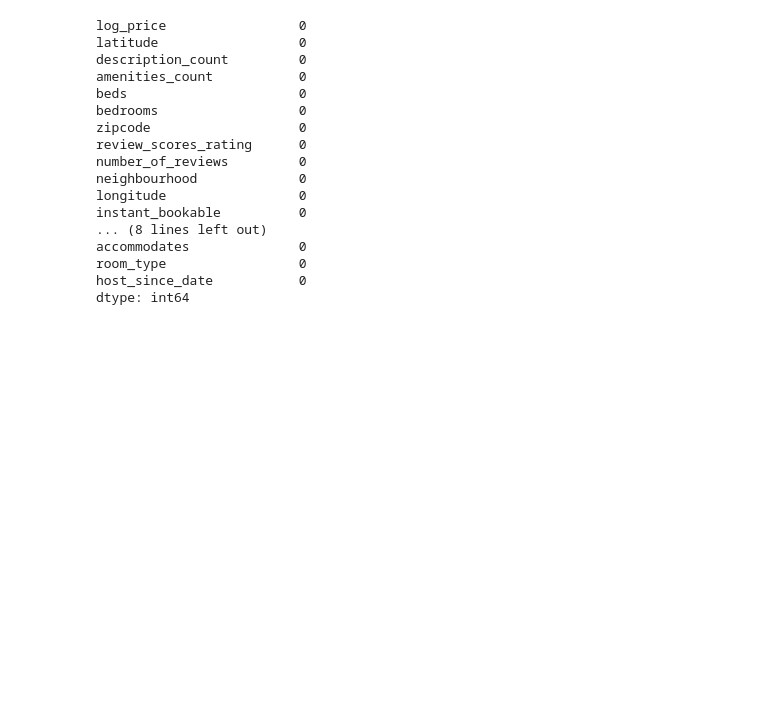
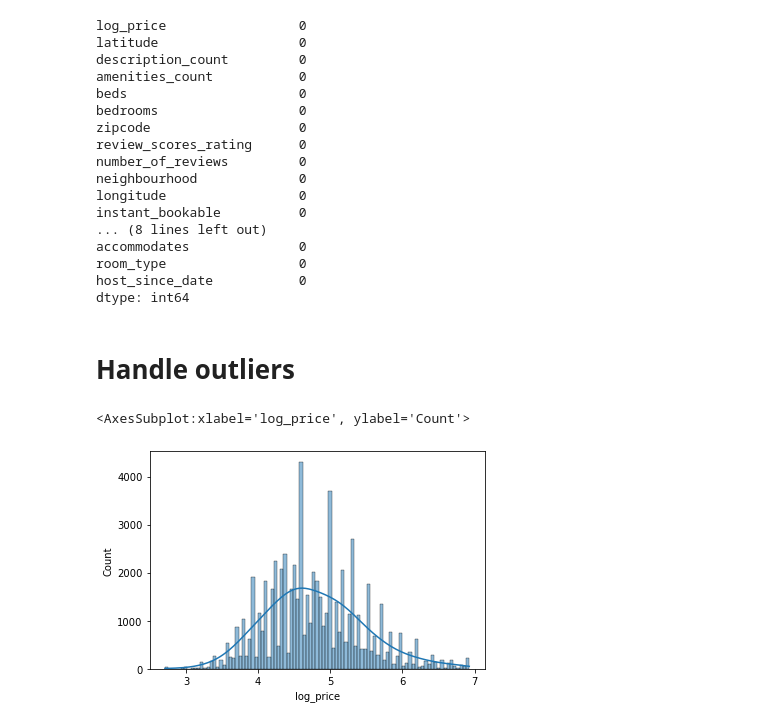
Before and after one commit to phantommarheaven7621/AirBnB-price-prediction, a Jupyter notebook: AirBnb_Price _Prediction.ipynb, the cells around one changed output. Saved outputs shown, nothing was run; the diff lists cells and outputs as text; code cells hidden in the pictures; blank space fills up the shorter version.

Commit message:
Handle outliers

```diff
--- a/AirBnb_Price _Prediction.ipynb
+++ b/AirBnb_Price _Prediction.ipynb
@@ -359,3 +359,10 @@ accommodates              0
 room_type                 0
 host_since_date           0
 dtype: int64
+# %% [markdown]
+# Handle outliers
+# %%
+sns.histplot(data=df, x='log_price', kde=True, kde_kws={'bw_method':0.3})
+# %% [output]
+<AxesSubplot:xlabel='log_price', ylabel='Count'>
+[figure, added]
```
Also changed, not shown: parts of 8 cells of this notebook.
